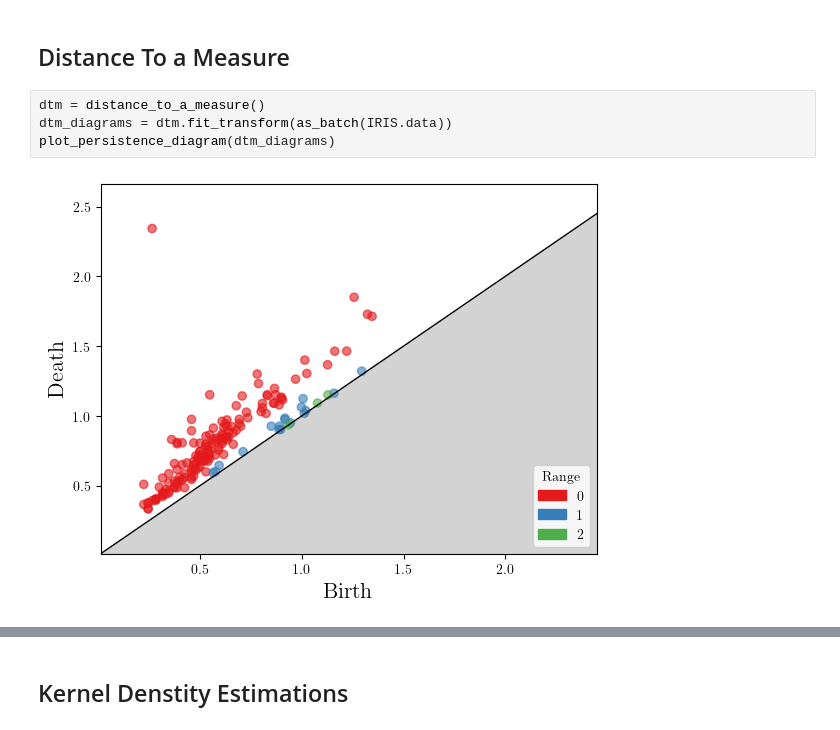
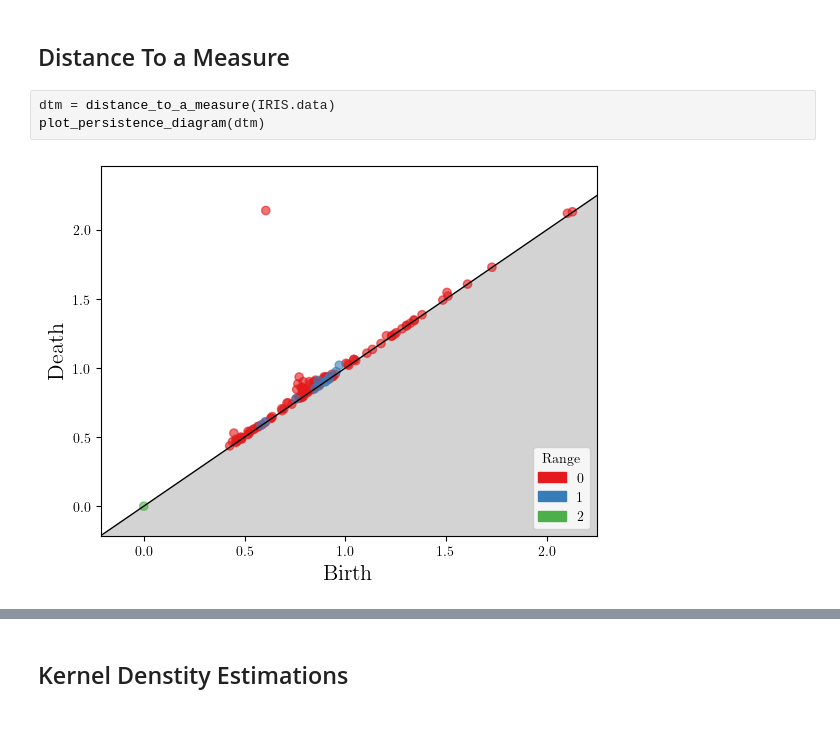
Before and after one commit to marcelnoehre/tda-imputation-robustness, a Jupyter notebook: notebooks/function_based.ipynb, the cells around one changed output, grey strips where cells are left out. Drawn from its saved outputs; the diff is of its cells as text.

```diff
--- a/notebooks/function_based.ipynb
+++ b/notebooks/function_based.ipynb
@@ -64,9 +59,8 @@ plot_persistence_image(vr_image)
 # %% [markdown]
 ## Distance To a Measure
 # %%
-dtm = distance_to_a_measure()
-dtm_diagrams = dtm.fit_transform(as_batch(IRIS.data))
-plot_persistence_diagram(dtm_diagrams)
+dtm = distance_to_a_measure(IRIS.data)
+plot_persistence_diagram(dtm)
 # %% [output]
-[figure, old version]
+[figure, new version]
 # %%
```
Also changed, not shown: parts of 9 cells of this notebook, 2 other files.
